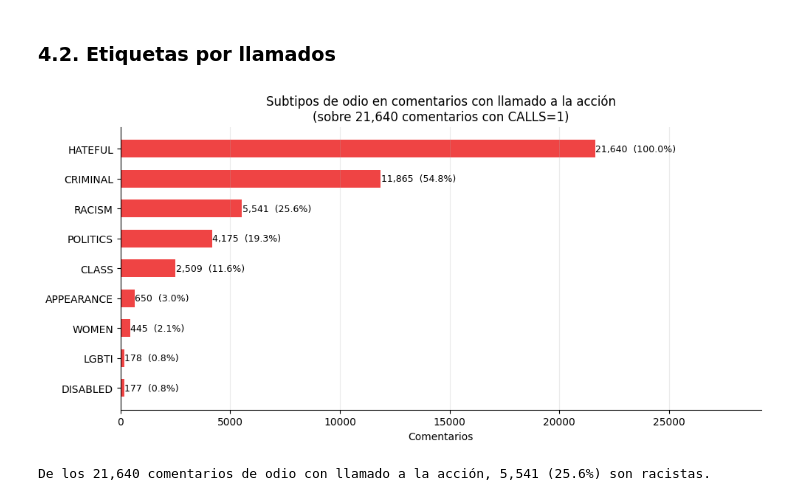
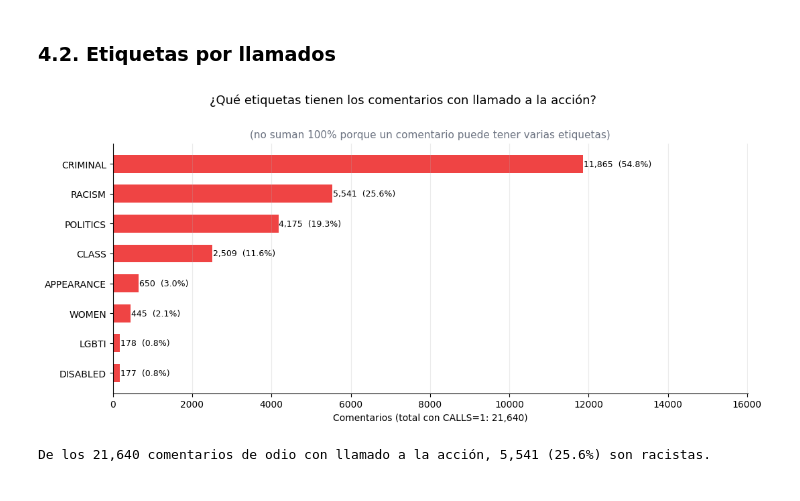
Before and after one commit to natdebandi/xenofobia_ar, a Jupyter notebook: 2_EDA_1_belen.ipynb, the cells around one changed output. Drawn from its saved outputs; the diff is of its cells as text; code cells hidden in the pictures.

Commit message:
Agregar más columnas en la generación del archivo. Agregar análisis de octubre , heatmap, nuevas visualizaciones y ajustes de en las secciones

```diff
--- a/2_EDA_1_belen.ipynb
+++ b/2_EDA_1_belen.ipynb
@@ -281,0 +496,35 @@ plt.show()
+# %%
+# Noticia con más comentarios RACISM por medio
+top_racism_por_medio = (
+    tw_arg[tw_arg['RACISM'] == 1]
+    .groupby(['medio', 'tweet_id_noticia'])
+    .agg(
+        comentarios_racism=('id', 'count'),
+        title=('title', 'first'),
+        resumen=('resumen', 'first'),
+        fecha=('date_tweet', 'min')
+    )
+    .reset_index()
+    .sort_values('comentarios_racism', ascending=False)
+    .groupby('medio')
+    .first()
+    .reset_index()
+    .sort_values('comentarios_racism', ascending=False)
+)
+
+top_racism_por_medio['link'] = top_racism_por_medio['resumen'].str.split().str[-1]
+
+for _, row in top_racism_por_medio.iterrows():
+    print(f"{'─'*80}")
+    print(f"  Medio             : {row['medio']}")
+    print(f"  Comentarios RACISM: {int(row['comentarios_racism']):,}")
+    print(f"  Fecha             : {row['fecha'].date()}")
+    print(f"  Titulo            : {row['title']}")
+    print(f"  Link              : {row['link']}")
+    muestra = (tw_arg[(tw_arg['tweet_id_noticia'] == row['tweet_id_noticia']) &
+                      (tw_arg['RACISM'] == 1)]['text']
+               .sample(min(3, row['comentarios_racism']), random_state=42))
+    print(f"  Muestra de comentarios:")
+    for c in muestra:
+        print(f"    · {c}")
+print(f"{'─'*80}")
@@ -350,30 +630,31 @@ plt.show()
 # %%
 # Distribución de subtipos de odio dentro de los comentarios con llamado a la acción
 calls_df = tw_arg[tw_arg['CALLS'] == 1]
-subtipos = [e for e in etiquetas if e != 'CALLS']
+subtipos = [e for e in etiquetas if e not in ['CALLS', 'HATEFUL']]
 conteos = calls_df[subtipos].sum().sort_values(ascending=True)
 total_calls = len(calls_df)
 
-fig, ax = plt.subplots(figsize=(10, 5))
+fig, ax = plt.subplots(figsize=(11, 5))
 ax.barh(conteos.index, conteos.values, color='#ef4444', height=0.6)
 for i, (subtipo, val) in enumerate(conteos.items()):
     pct = val / total_calls * 100
     ax.text(val + 10, i, f"{int(val):,}  ({pct:.1f}%)", va='center', fontsize=9)
 
 ax.set_xlim(0, conteos.max() * 1.35)
-ax.set_title(f'Subtipos de odio en comentarios con llamado a la acción\n(sobre {total_calls:,} comentarios con CALLS=1)', fontsize=12)
-ax.set_xlabel('Comentarios')
+ax.set_title('(no suman 100% porque un comentario puede tener varias etiquetas)', fontsize=11, color='#6b7280')
+fig.suptitle('¿Qué etiquetas tienen los comentarios con llamado a la acción?', fontsize=13, y=1.01)
+ax.set_xlabel(f'Comentarios (total con CALLS=1: {total_calls:,})')
 ax.grid(axis='x', alpha=0.25)
 sns.despine()
 plt.tight_layout()
 plt.show()
 
 # Stat: qué proporción de los comentarios de odio+llamado son además racistas
 hate_calls = tw_arg[(tw_arg['HATEFUL'] == 1) & (tw_arg['CALLS'] == 1)]
 hate_calls_racist = hate_calls[hate_calls['RACISM'] == 1]
 pct_racist = len(hate_calls_racist) / len(hate_calls) * 100
 print(f"De los {len(hate_calls):,} comentarios de odio con llamado a la acción, "
       f"{len(hate_calls_racist):,} ({pct_racist:.1f}%) son racistas.")
 # %% [output]
-[figure, old version]
+[figure, new version]
 De los 21,640 comentarios de odio con llamado a la acción, 5,541 (25.6%) son racistas.
```
Also changed, not shown: parts of 99 cells of this notebook, 5 other files.
